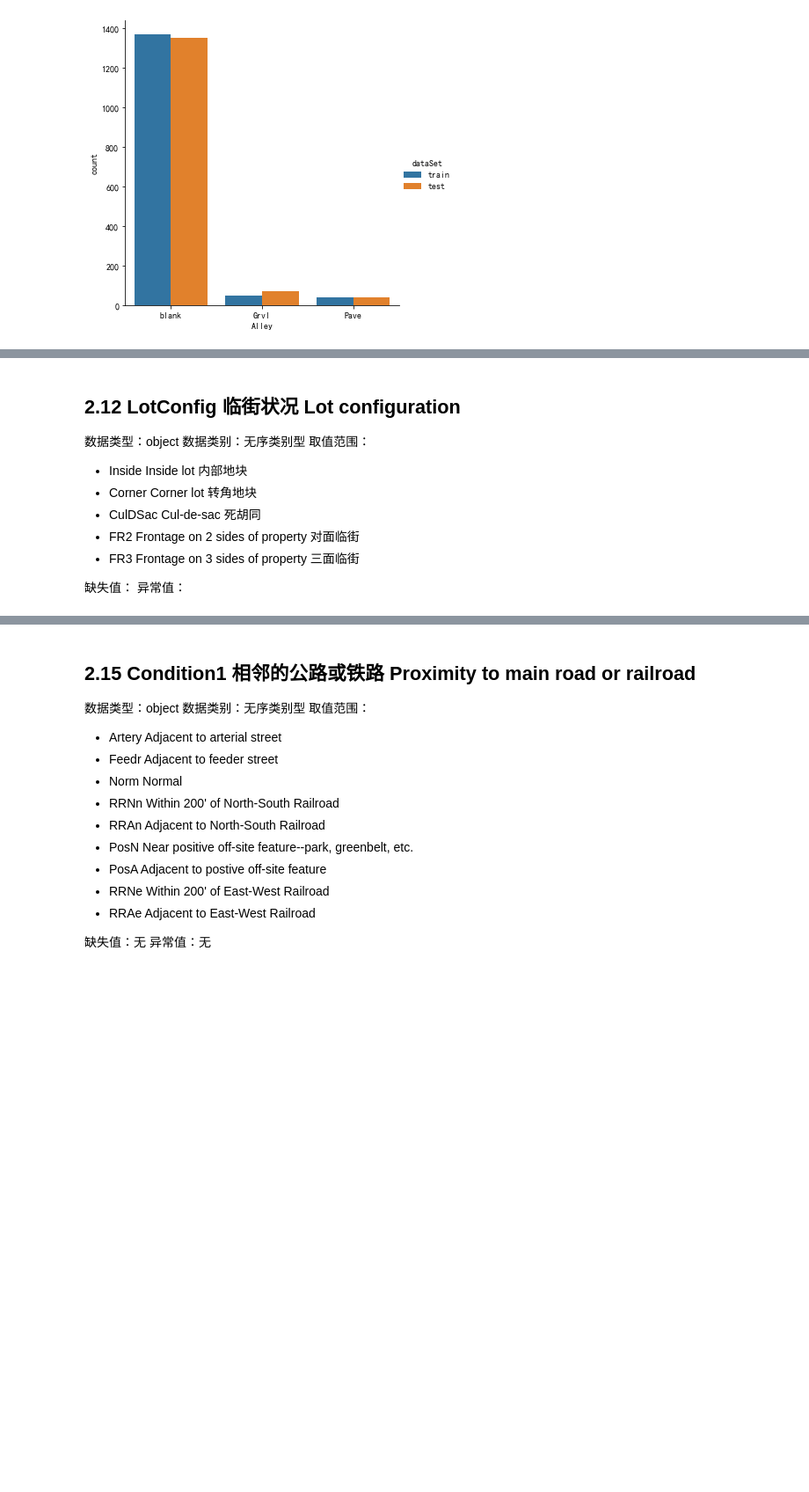
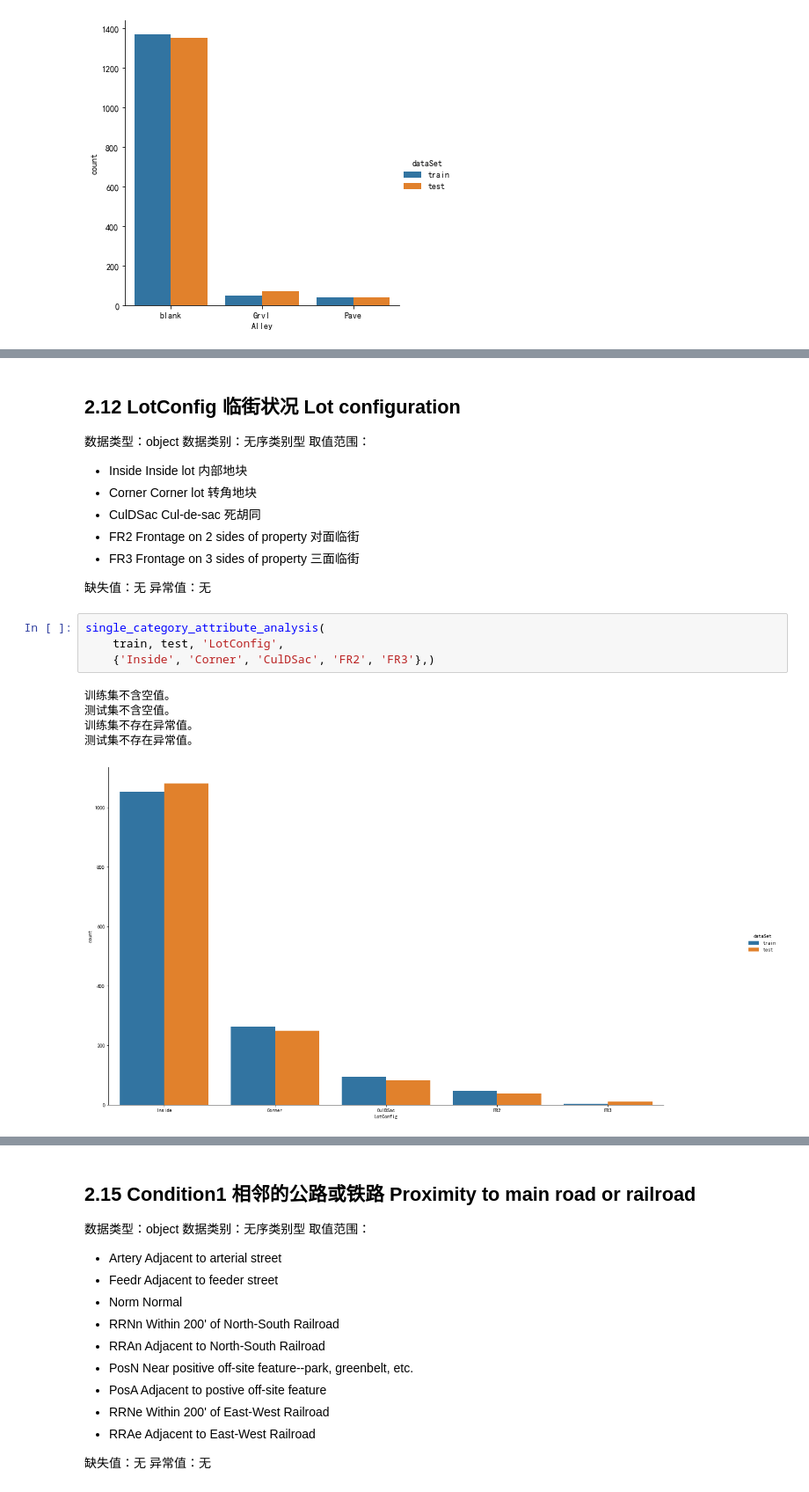
Before and after one commit to malng/DataModelingPortfolio, a Jupyter notebook: House-Prices_Advanced-Regression-Techniques/House-Prices_EDA.ipynb, the cells around one changed output, grey strips where cells are left out. Shown: that part at 88% size. Saved outputs shown, nothing was run; the diff lists cells and outputs as text; blank space fills up the shorter version.

```diff
--- a/House-Prices_Advanced-Regression-Techniques/House-Prices_EDA.ipynb
+++ b/House-Prices_Advanced-Regression-Techniques/House-Prices_EDA.ipynb
@@ -432,8 +479,18 @@ sns.catplot(data=df, kind='bar', x='Alley', y='count', hue='dataSet')
 + FR2	Frontage on 2 sides of property 对面临街
 + FR3	Frontage on 3 sides of property 三面临街
 
-缺失值：
-异常值：
+缺失值：无
+异常值：无
+# %%
+single_category_attribute_analysis(
+    train, test, 'LotConfig',
+    {'Inside', 'Corner', 'CulDSac', 'FR2', 'FR3'},)
+# %% [output]
+训练集不含空值。
+测试集不含空值。
+训练集不存在异常值。
+测试集不存在异常值。
+[figure, added]
 # %% [markdown]
 ## 2.13 LandSlope 土地坡度 Slope of property
 数据类型：object
```
Also changed, not shown: parts of 21 cells of this notebook.
